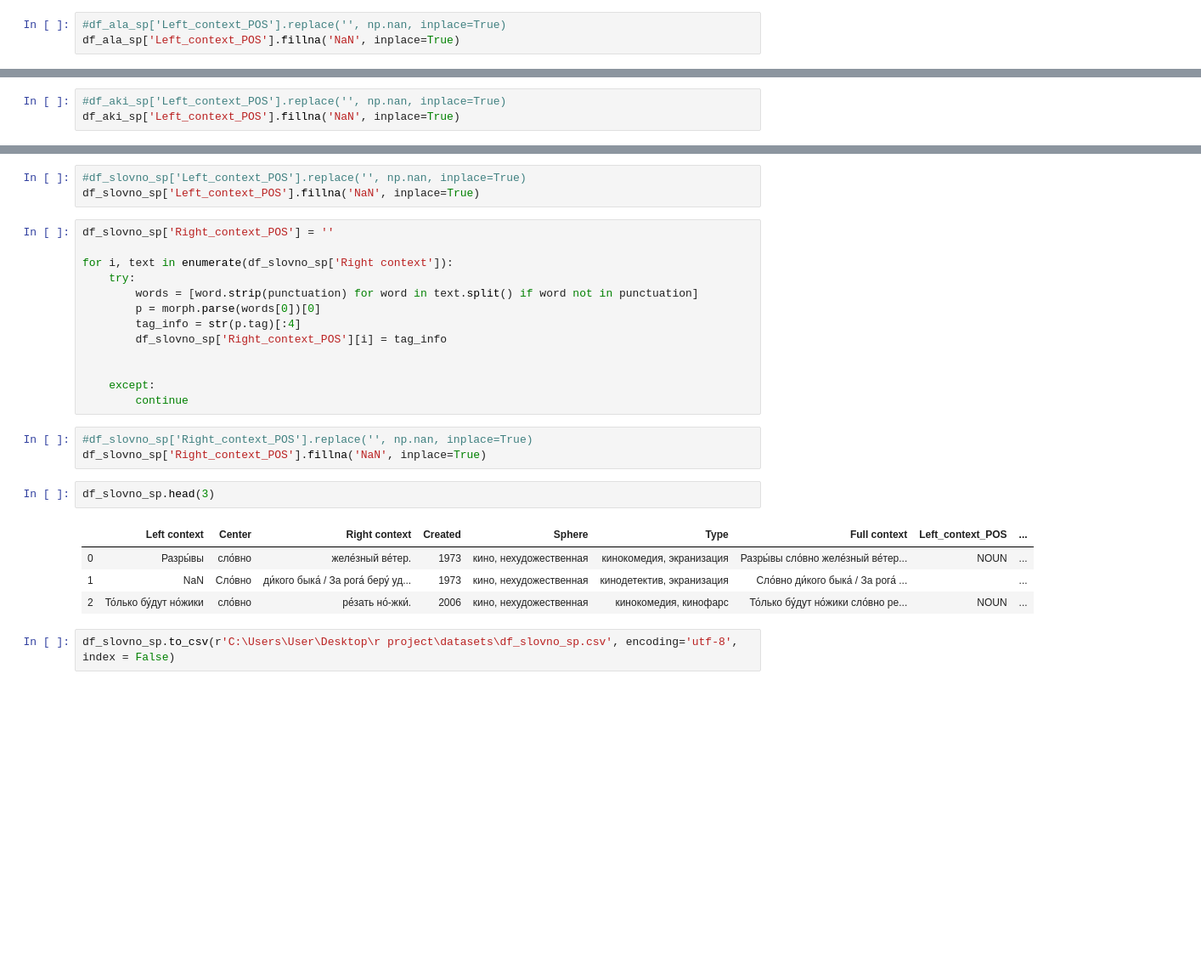
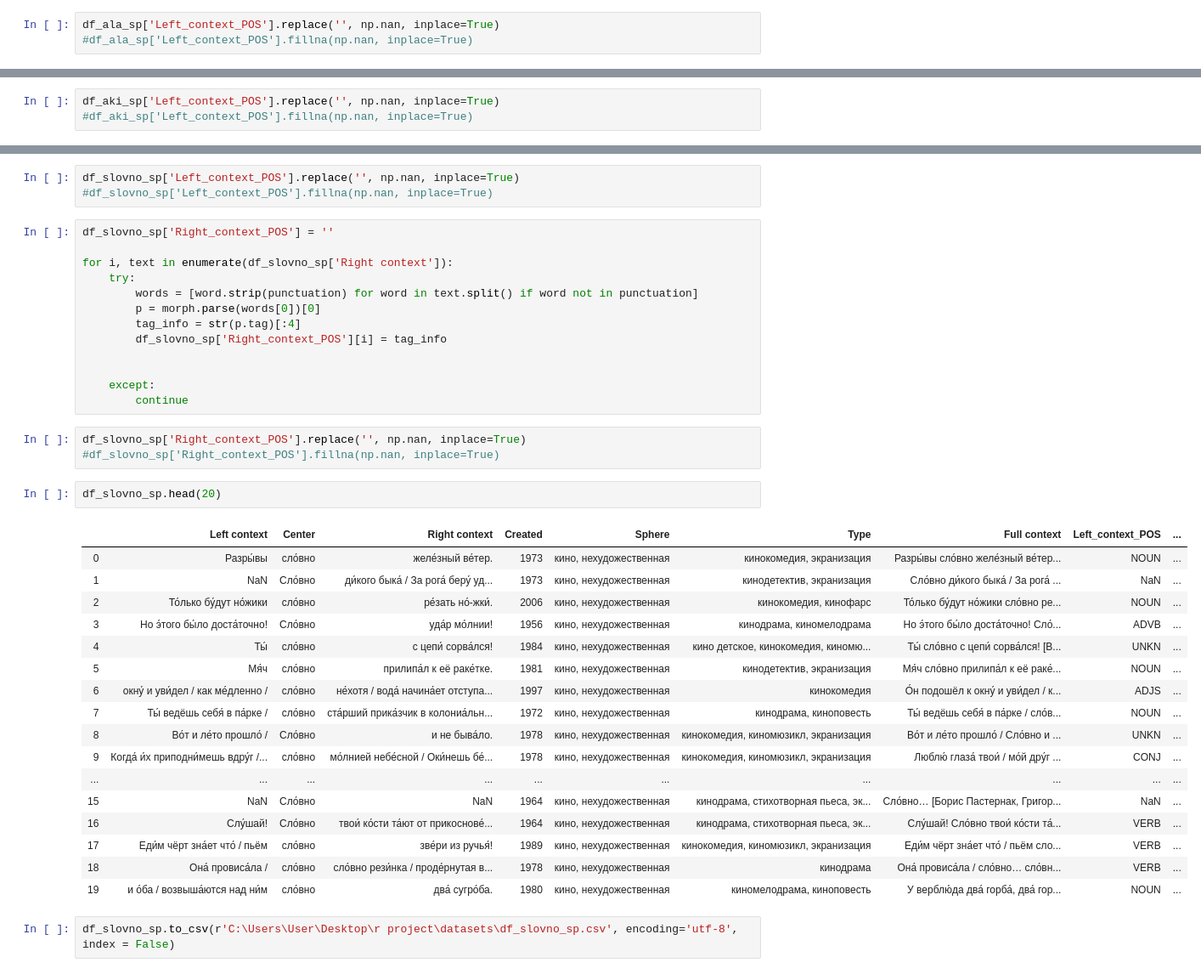
Before and after one commit to a-la-r/data, a Jupyter notebook: datasets.ipynb, the cells around one changed output, grey strips where cells are left out. Shown: that part at 85% size. Cells and saved outputs as stored; diff of their text form; blank space fills up the shorter version.

```diff
--- a/datasets.ipynb
+++ b/datasets.ipynb
@@ -478,8 +478,8 @@ A value is trying to be set on a copy of a slice from a DataFrame
 
 See the caveats in the documentation: http://pandas.pydata.org/pandas-docs/stable/user_guide/indexing.html#returning-a-view-versus-a-copy
 # %%
-#df_ala_sp['Left_context_POS'].replace('', np.nan, inplace=True)
-df_ala_sp['Left_context_POS'].fillna('NaN', inplace=True)
+df_ala_sp['Left_context_POS'].replace('', np.nan, inplace=True)
+#df_ala_sp['Left_context_POS'].fillna(np.nan, inplace=True)
 # %%
 df_ala_sp['Right_context_POS'] = ''
 
@@ -536,8 +536,8 @@ A value is trying to be set on a copy of a slice from a DataFrame
 
 See the caveats in the documentation: http://pandas.pydata.org/pandas-docs/stable/user_guide/indexing.html#returning-a-view-versus-a-copy
 # %%
-#df_aki_sp['Left_context_POS'].replace('', np.nan, inplace=True)
-df_aki_sp['Left_context_POS'].fillna('NaN', inplace=True)
+df_aki_sp['Left_context_POS'].replace('', np.nan, inplace=True)
+#df_aki_sp['Left_context_POS'].fillna(np.nan, inplace=True)
 # %%
 df_aki_sp['Right_context_POS'] = ''
 
@@ -590,8 +590,8 @@ for i, text in enumerate(df_slovno_sp['Left context']):
     except:
         continue
 # %%
-#df_slovno_sp['Left_context_POS'].replace('', np.nan, inplace=True)
-df_slovno_sp['Left_context_POS'].fillna('NaN', inplace=True)
+df_slovno_sp['Left_context_POS'].replace('', np.nan, inplace=True)
+#df_slovno_sp['Left_context_POS'].fillna(np.nan, inplace=True)
 # %%
 df_slovno_sp['Right_context_POS'] = ''
 
@@ -606,15 +606,28 @@ for i, text in enumerate(df_slovno_sp['Right context']):
     except:
         continue
 # %%
-#df_slovno_sp['Right_context_POS'].replace('', np.nan, inplace=True)
-df_slovno_sp['Right_context_POS'].fillna('NaN', inplace=True)
+df_slovno_sp['Right_context_POS'].replace('', np.nan, inplace=True)
+#df_slovno_sp['Right_context_POS'].fillna(np.nan, inplace=True)
 # %%
-df_slovno_sp.head(3)
+df_slovno_sp.head(20)
 # %% [output]
 |  | Left context | Center | Right context | Created | Sphere | Type | Full context | Left_context_POS | ... |
 | 0 | Разры́вы | сло́вно | желе́зный ве́тер. | 1973 | кино, нехудожественная | кинокомедия, экранизация | Разры́вы сло́вно желе́зный ве́тер... | NOUN | ... |
-| 1 | NaN | Сло́вно | ди́кого быка́ / За рога́ беру́ уд... | 1973 | кино, нехудожественная | кинодетектив, экранизация | Сло́вно ди́кого быка́ / За рога́ ... |  | ... |
+| 1 | NaN | Сло́вно | ди́кого быка́ / За рога́ беру́ уд... | 1973 | кино, нехудожественная | кинодетектив, экранизация | Сло́вно ди́кого быка́ / За рога́ ... | NaN | ... |
 | 2 | То́лько бу́дут но́жики | сло́вно | ре́зать но́-жки́. | 2006 | кино, нехудожественная | кинокомедия, кинофарс | То́лько бу́дут но́жики сло́вно ре... | NOUN | ... |
+| 3 | Но э́того бы́ло доста́точно! | Сло́вно | уда́р мо́лнии! | 1956 | кино, нехудожественная | кинодрама, киномелодрама | Но э́того бы́ло доста́точно! Сло́... | ADVB | ... |
+| 4 | Ты́ | сло́вно | с цепи́ сорва́лся! | 1984 | кино, нехудожественная | кино детское, кинокомедия, киномю... | Ты́ сло́вно с цепи́ сорва́лся! [В... | UNKN | ... |
+| 5 | Мя́ч | сло́вно | прилипа́л к её раке́тке. | 1981 | кино, нехудожественная | кинодетектив, экранизация | Мя́ч сло́вно прилипа́л к её раке́... | NOUN | ... |
+| 6 | окну́ и уви́дел / как ме́дленно / | сло́вно | не́хотя / вода́ начина́ет отступа... | 1997 | кино, нехудожественная | кинокомедия | О́н подошёл к окну́ и уви́дел / к... | ADJS | ... |
+| 7 | Ты́ ведёшь себя́ в па́рке / | сло́вно | ста́рший прика́зчик в колониа́льн... | 1972 | кино, нехудожественная | кинодрама, киноповесть | Ты́ ведёшь себя́ в па́рке / сло́в... | NOUN | ... |
+| 8 | Во́т и ле́то прошло́ / | Сло́вно | и не быва́ло. | 1978 | кино, нехудожественная | кинокомедия, киномюзикл, экранизация | Во́т и ле́то прошло́ / Сло́вно и ... | UNKN | ... |
+| 9 | Когда́ и́х приподни́мешь вдру́г /... | сло́вно | мо́лнией небе́сной / Оки́нешь бе́... | 1978 | кино, нехудожественная | кинокомедия, киномюзикл, экранизация | Люблю́ глаза́ твои́ / мо́й дру́г ... | CONJ | ... |
+| ... | ... | ... | ... | ... | ... | ... | ... | ... | ... |
+| 15 | NaN | Сло́вно | NaN | 1964 | кино, нехудожественная | кинодрама, стихотворная пьеса, эк... | Сло́вно… [Борис Пастернак, Григор... | NaN | ... |
+| 16 | Слу́шай! | Сло́вно | твои́ ко́сти та́ют от прикоснове́... | 1964 | кино, нехудожественная | кинодрама, стихотворная пьеса, эк... | Слу́шай! Сло́вно твои́ ко́сти та́... | VERB | ... |
+| 17 | Еди́м чёрт зна́ет что́ / пьём | сло́вно | зве́ри из ручья́! | 1989 | кино, нехудожественная | кинокомедия, киномюзикл, экранизация | Еди́м чёрт зна́ет что́ / пьём сло... | VERB | ... |
+| 18 | Она́ провиса́ла / | сло́вно | сло́вно рези́нка / проде́рнутая в... | 1978 | кино, нехудожественная | кинодрама | Она́ провиса́ла / сло́вно… сло́вн... | VERB | ... |
+| 19 | и о́ба / возвыша́ются над ни́м | сло́вно | два́ сугро́ба. | 1980 | кино, нехудожественная | киномелодрама, киноповесть | У верблю́да два́ горба́, два́ гор... | NOUN | ... |
 # %%
 df_slovno_sp.to_csv(r'C:\Users\User\Desktop\r project\datasets\df_slovno_sp.csv', encoding='utf-8', index = False)
 # %% [markdown]
```
Also changed, not shown: parts of 24 cells of this notebook.
